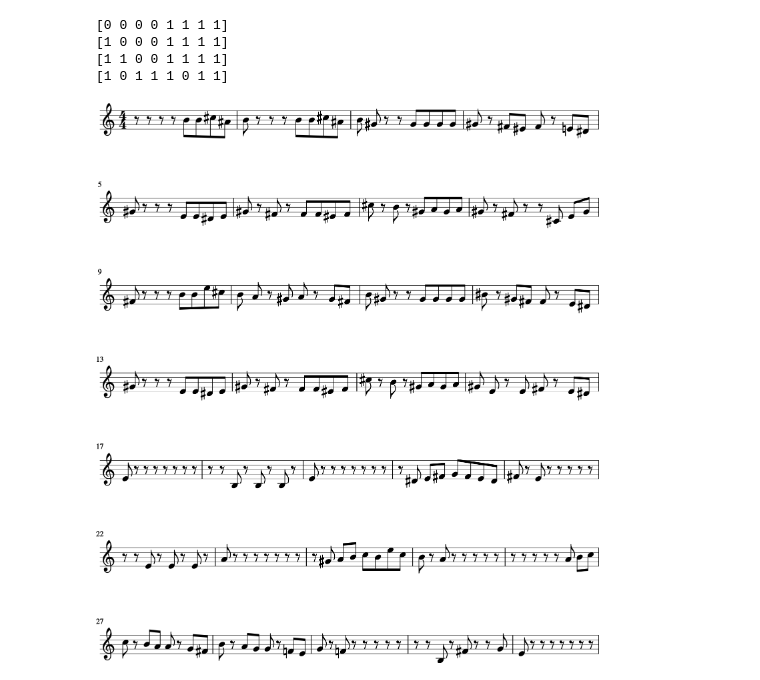
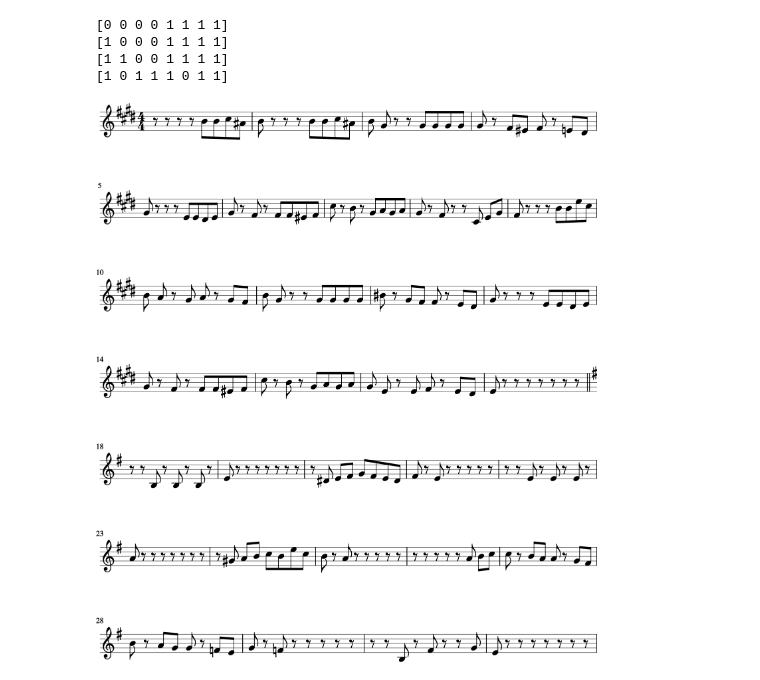
Before and after one commit to mrocamora/mdlfit, a Jupyter notebook: examples/mdlfit-encode_test.ipynb, the cells around one changed output. Cells and saved outputs as stored; diff of their text form; code cells hidden in the pictures.

```diff
--- a/examples/mdlfit-encode_test.ipynb
+++ b/examples/mdlfit-encode_test.ipynb
@@ -166,35 +167,37 @@ sil = m21.note.Rest()
 sil.duration.quarterLength = 0.5
 
 part = piece.parts[0]
-#part = excerpt
+
 for m in part.getElementsByClass('Measure'):
     m_new = m21.stream.Measure()
-#    m_new.timeSignature = ts
-#    m_new.insert(0, ts)
+    ks = m.getElementsByClass('KeySignature')
+    if len(ks) != 0:
+        m_new.keySignature = ks[0]
+
     for n in m.notesAndRests:
         if not n.isChord:
             dur = n.duration
             divs = dur.quarterLength / 0.5
             post = n.splitByQuarterLengths(int(divs) * [0.5], addTies=False)
             for ind, note in enumerate(post):
                 if ind == 0:
                     #if post[0].isNote:
                     #    note.pitch = post[0].pitch
                     #    s.repeatAppend(note, 1)
                     #else:
                     m_new.append(post[0])
                 else:
                     m_new.repeatAppend(sil, 1)
     s.append(m_new)
 #        for i in range(ts.getBeatDepth(n.offset)):
 #            n.addLyric('*')
 
 
 #note1 = note.Note("C4")
 #note1.duration.type = 'half'
 
 #s.append(note1)
 s.show()
 # %% [output]
-[figure, old version]
+[figure, new version]
 # %%
```
Also changed, not shown: parts of 18 cells of this notebook.
